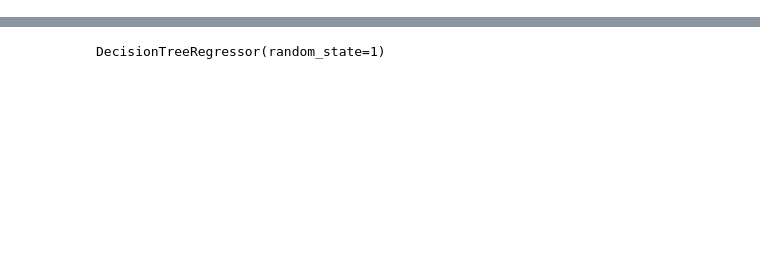
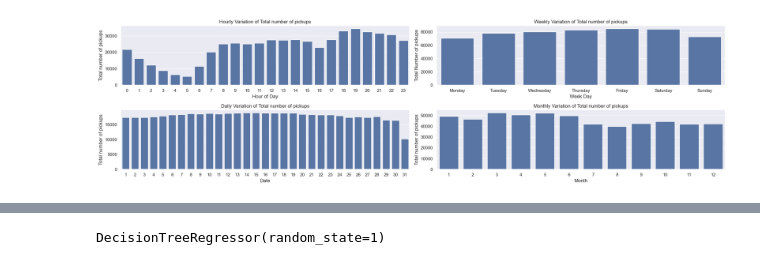
Before and after one commit to Vishnu-G-B/NYC_Taxi_Fare_Prediciton, a Jupyter notebook: Taxi_Fare_Prediction.ipynb, the cells around one changed output, grey strips where cells are left out. Cells and saved outputs as stored; diff of their text form; code cells hidden in the pictures; blank space fills up the shorter version.

Commit message:
Trained models and did some form of data cleaning and model optimisation.

```diff
--- a/Taxi_Fare_Prediction.ipynb
+++ b/Taxi_Fare_Prediction.ipynb
@@ -127,0 +8,11 @@ Name: Haversine_distance, dtype: float64
+# %%
+dtypes = {'fare_amount': 'float32',
+          'pickup_longitude': 'float32',
+          'pickup_latitude': 'float32',
+          'dropoff_longitude': 'float32'}
+
+df_train = pd.read_csv('./train.csv/train.csv',
+                       header=0,
+                       dtype = dtypes,
+                       parse_dates= ['pickup_datetime'],
+                       skiprows= lambda i: i>0 and random.random()>frac)
@@ -127,0 +46,47 @@ Name: Haversine_distance, dtype: float64
+# %%
+# Converting the datetime column from string to datetime and extracting various features from it.
+df_train['pickup_datetime'] = pd.to_datetime(df_train.pickup_datetime)
+df_train.loc[:, 'pickup_hour'] = df_train['pickup_datetime'].dt.hour
+df_train.loc[:, 'pickup_weekday'] = df_train['pickup_datetime'].dt.day_name()
+df_train.loc[:, 'pickup_date'] = df_train['pickup_datetime'].dt.day
+df_train.loc[:, 'pickup_month'] = df_train['pickup_datetime'].dt.month
+df_train.loc[:, 'pickup_day'] = df_train['pickup_datetime'].dt.dayofweek
+# %%
+# Ensure that the 'pickup_weekday' column is of type 'category'
+df_train['pickup_weekday'] = pd.Categorical(df_train['pickup_weekday'], categories=['Monday', 'Tuesday', 'Wednesday', 'Thursday', 'Friday', 'Saturday', 'Sunday'], ordered=True)
+
+plt.figure(figsize=(22, 6))
+
+# Hour of day
+plt.subplot(221)
+sns.countplot(x='pickup_hour', data=df_train)
+plt.xlabel('Hour of Day')
+plt.ylabel('Total number of pickups')
+plt.title('Hourly Variation of Total number of pickups')
+
+# Date
+plt.subplot(223)
+sns.countplot(x='pickup_date', data=df_train)
+plt.xlabel('Date')
+plt.ylabel('Total number of pickups')
+plt.title('Daily Variation of Total number of pickups')
+
+# Day of week
+plt.subplot(222)
+sns.countplot(x='pickup_weekday', data=df_train, order=['Monday', 'Tuesday', 'Wednesday',
+                                                        'Thursday', 'Friday', 'Saturday', 'Sunday'])
+plt.xlabel('Week Day')
+plt.ylabel('Total Number of pickups')
+plt.title('Weekly Variation of Total number of pickups')
+
+# Month
+plt.subplot(224)
+sns.countplot(x='pickup_month', data=df_train)
+plt.xlabel('Month')
+plt.ylabel('Total number of pickups')
+plt.title('Monthly Variation of Total number of pickups')
+
+plt.tight_layout()
+plt.show()
+# %% [output]
+[figure, added]
```
Also changed, not shown: parts of 99 cells of this notebook, 1 other file.
